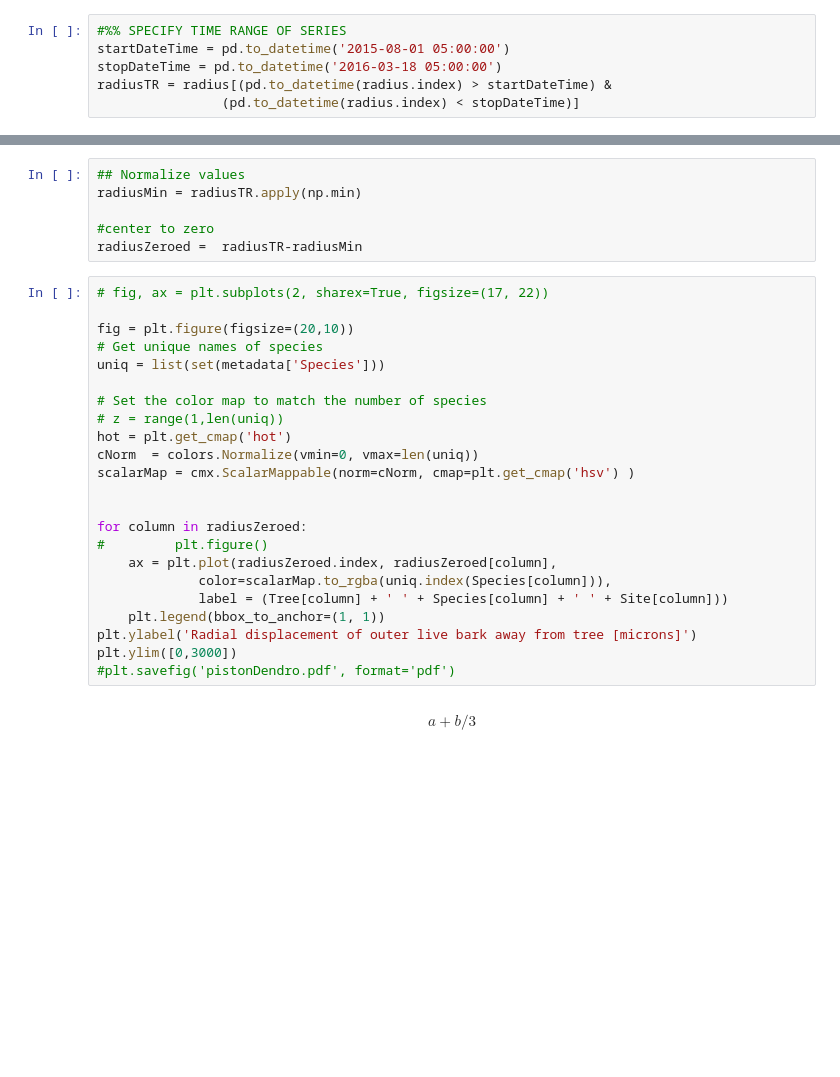
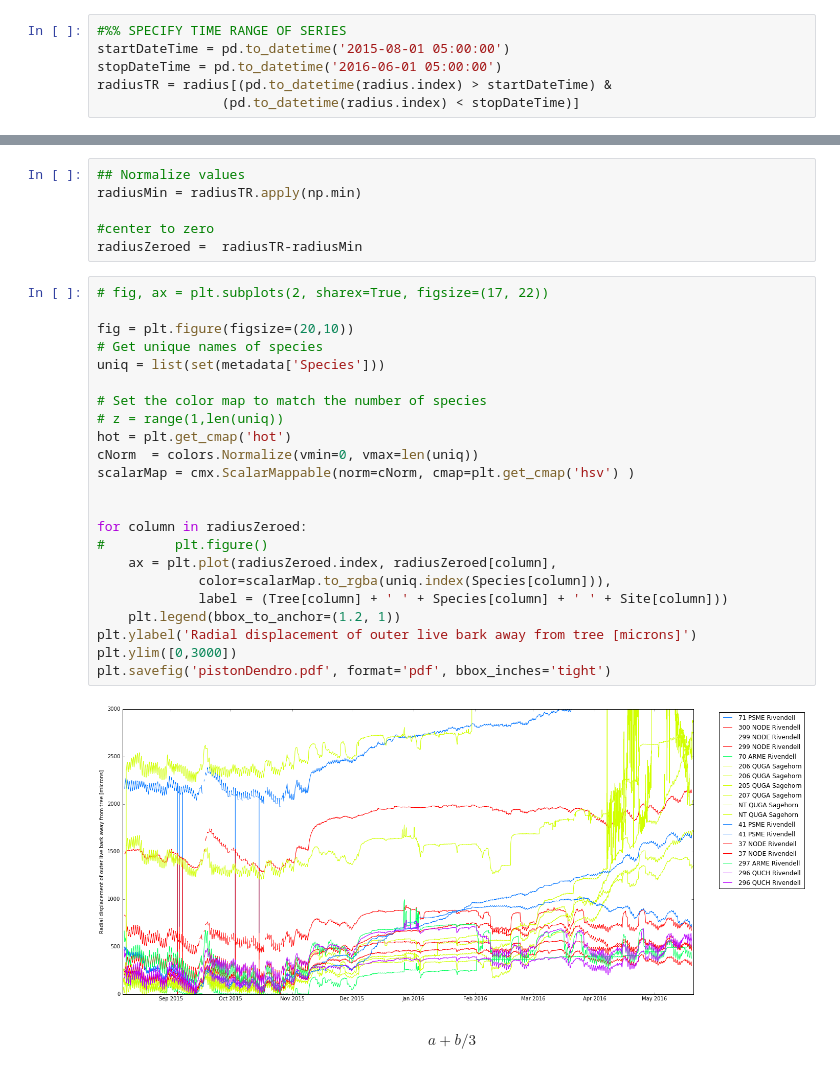
Before and after one commit to jessehahm/Piston-Dendrometer, a Jupyter notebook: Piston Dendrometer.ipynb, the cells around one changed output, grey strips where cells are left out. Cells and saved outputs as stored; diff of their text form; blank space fills up the shorter version.

Commit message:
new data, plot

```diff
--- a/Piston Dendrometer.ipynb
+++ b/Piston Dendrometer.ipynb
@@ -43,7 +57,7 @@ metadata.head()
 # %%
 #%% SPECIFY TIME RANGE OF SERIES
 startDateTime = pd.to_datetime('2015-08-01 05:00:00')
-stopDateTime = pd.to_datetime('2016-03-18 05:00:00')
+stopDateTime = pd.to_datetime('2016-06-01 05:00:00')
 radiusTR = radius[(pd.to_datetime(radius.index) > startDateTime) &
                 (pd.to_datetime(radius.index) < stopDateTime)]
 # %%
@@ -70,25 +84,27 @@ radiusZeroed =  radiusTR-radiusMin
 # %%
 # fig, ax = plt.subplots(2, sharex=True, figsize=(17, 22))
 
 fig = plt.figure(figsize=(20,10))
 # Get unique names of species
 uniq = list(set(metadata['Species']))
 
 # Set the color map to match the number of species
 # z = range(1,len(uniq))
 hot = plt.get_cmap('hot')
 cNorm  = colors.Normalize(vmin=0, vmax=len(uniq))
 scalarMap = cmx.ScalarMappable(norm=cNorm, cmap=plt.get_cmap('hsv') )
 
 
 for column in radiusZeroed:
 #         plt.figure()
     ax = plt.plot(radiusZeroed.index, radiusZeroed[column],
              color=scalarMap.to_rgba(uniq.index(Species[column])),
              label = (Tree[column] + ' ' + Species[column] + ' ' + Site[column]))
-    plt.legend(bbox_to_anchor=(1, 1))
+    plt.legend(bbox_to_anchor=(1.2, 1))
 plt.ylabel('Radial displacement of outer live bark away from tree [microns]')
 plt.ylim([0,3000])
-#plt.savefig('pistonDendro.pdf', format='pdf')
+plt.savefig('pistonDendro.pdf', format='pdf', bbox_inches='tight')
+# %% [output]
+[figure, added]
 # %% [markdown]
 $$a + b / 3$$
```
Also changed, not shown: parts of 4 cells of this notebook, 5 other files.
